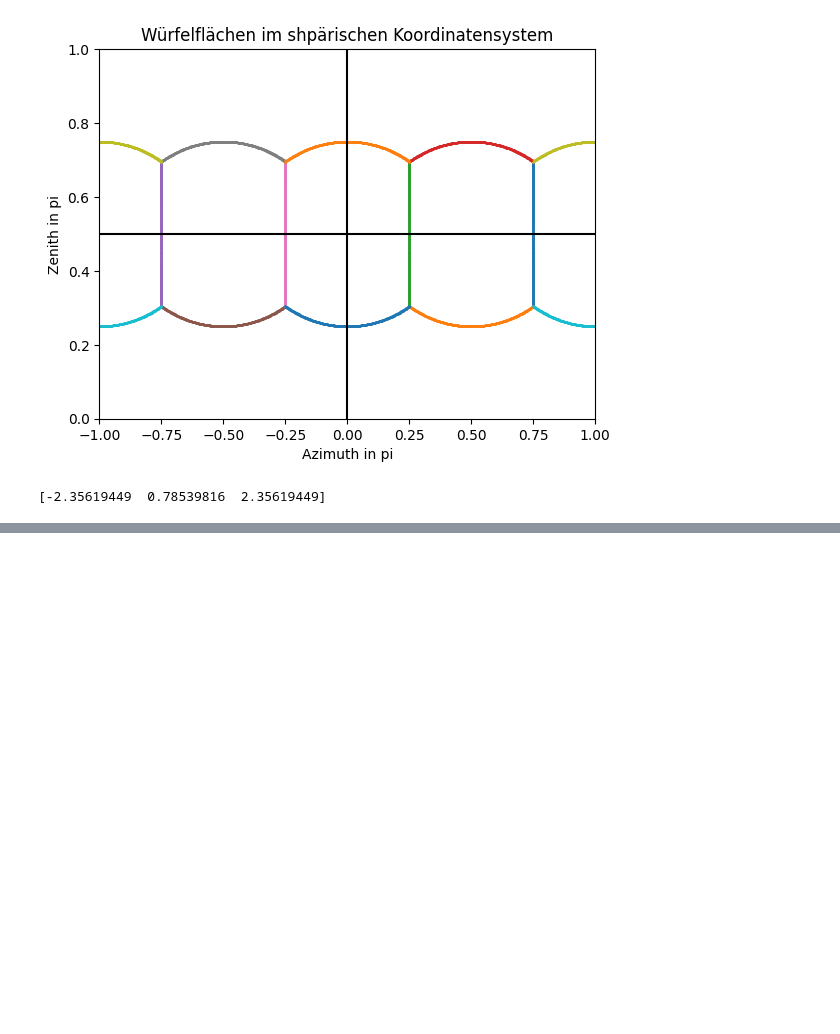
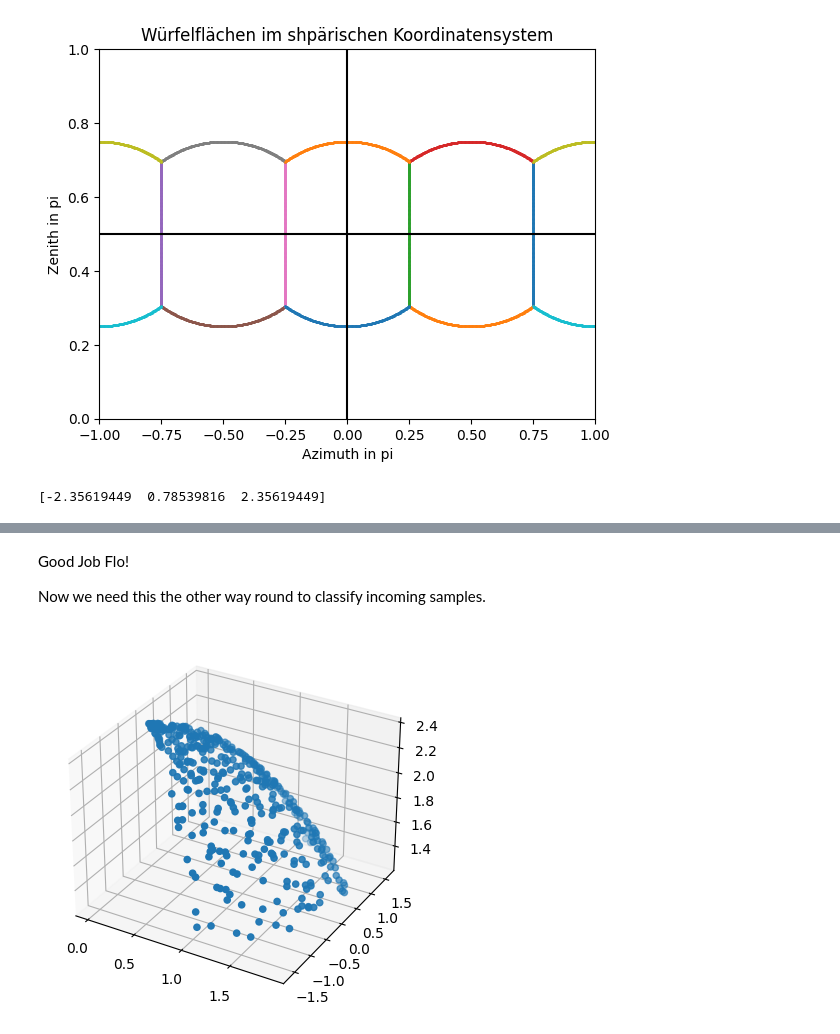
Before and after one commit to Floloffel/VAR-Project, a Jupyter notebook: Private testing/Flo/sphere_to_cube.ipynb, the cells around one changed output, grey strips where cells are left out. Drawn from its saved outputs; the diff is of its cells as text; code cells hidden in the pictures; blank space fills up the shorter version.

```diff
--- a/Private testing/Flo/sphere_to_cube.ipynb
+++ b/Private testing/Flo/sphere_to_cube.ipynb
@@ -242,0 +243,20 @@ plt.show()
+# %% [markdown]
+Good Job Flo!
+
+Now we need this the other way round to classify incoming samples.
+# %%
+azi_pi = test_array[:,0]
+zen_pi = test_array[:,1]
+r = lines_sph[0,0,0]
+
+x, y, z = spa.utils.sph2cart(azi_pi, zen_pi, r=r)
+
+fig = plt.figure()
+ax = fig.add_subplot(projection='3d')
+ax.scatter(x, y, z)
+plt.show()
+
+
+plt.show()
+# %% [output]
+[figure, added]
```
Also changed, not shown: parts of 13 cells of this notebook.
